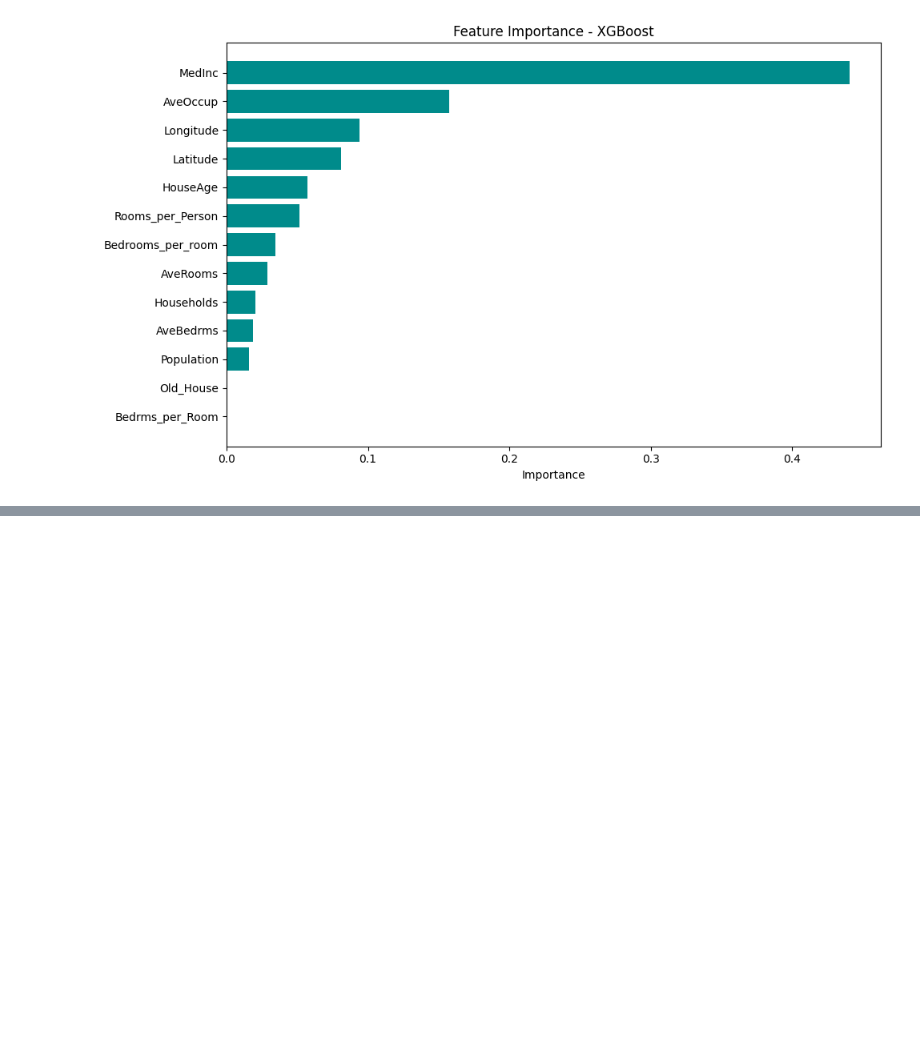
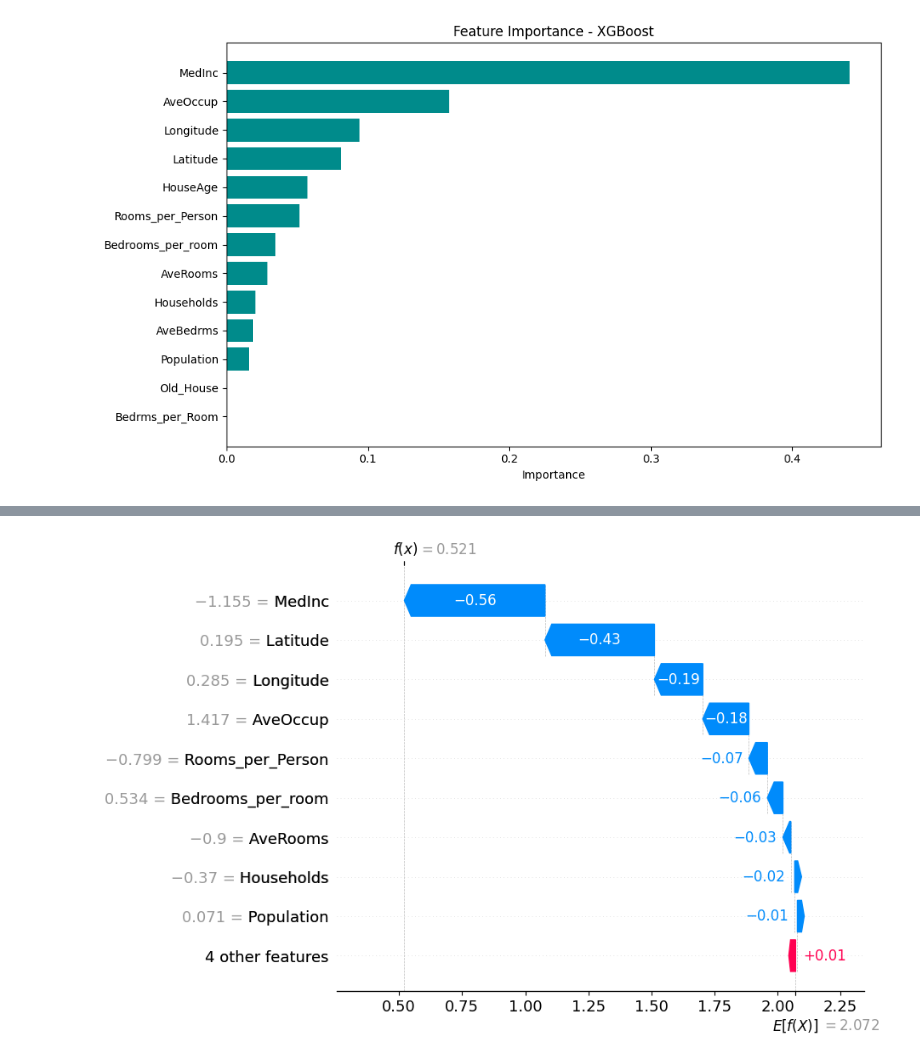
Before and after one commit to NavidAhmadiii/california-house-price-prediction, a Jupyter notebook: house_prediction.ipynb, the cells around one changed output, grey strips where cells are left out. Cells and saved outputs as stored; diff of their text form; code cells hidden in the pictures; blank space fills up the shorter version.

```diff
--- a/house_prediction.ipynb
+++ b/house_prediction.ipynb
@@ -326,0 +345,7 @@ plt.show()
+# %%
+shap.waterfall_plot(shap.Explanation(values=shap_values[0],
+                                     base_values=explainer.expected_value,
+                                     data=X_sample.iloc[0],
+                                     feature_names=X.columns))
+# %% [output]
+[figure, added]
```
Also changed, not shown: parts of 4 cells of this notebook.
